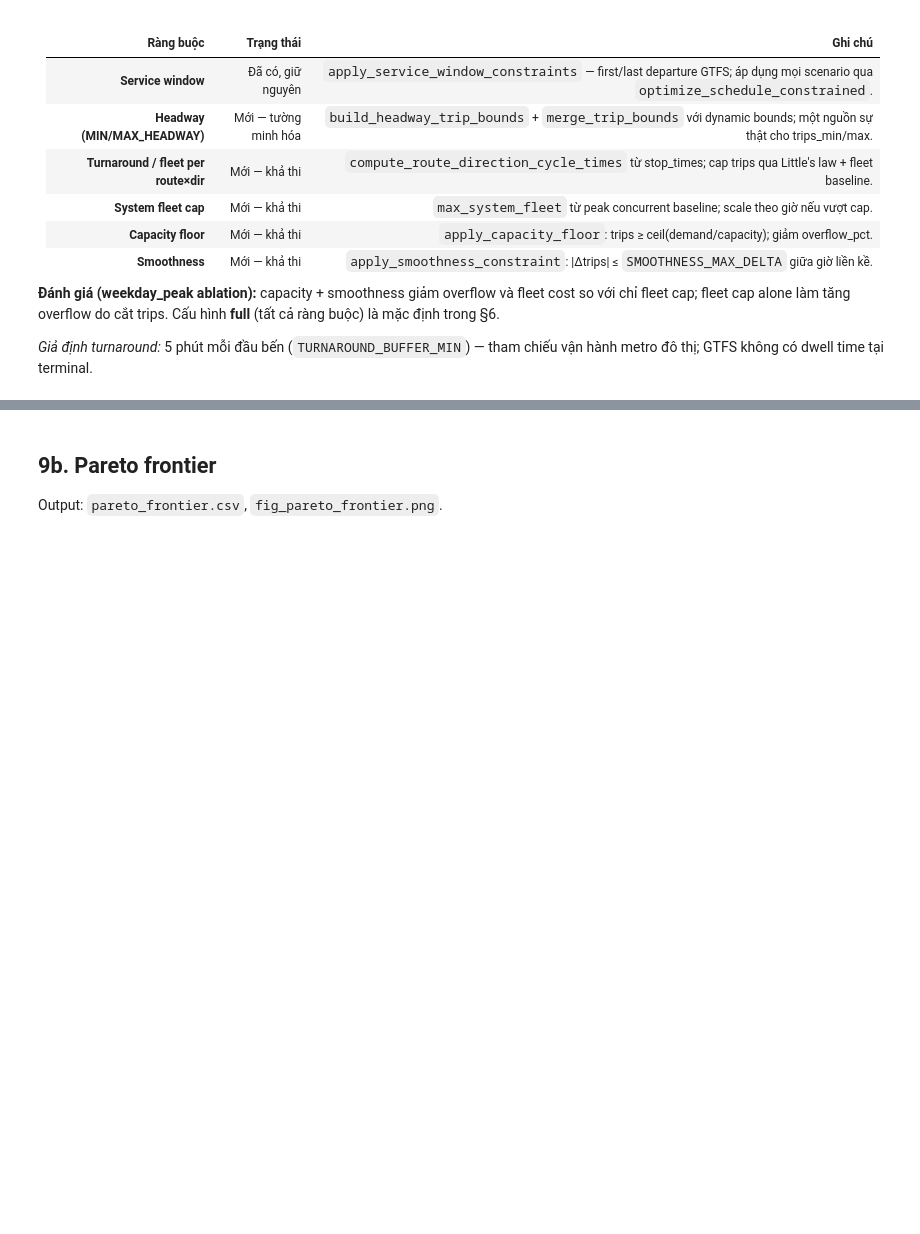
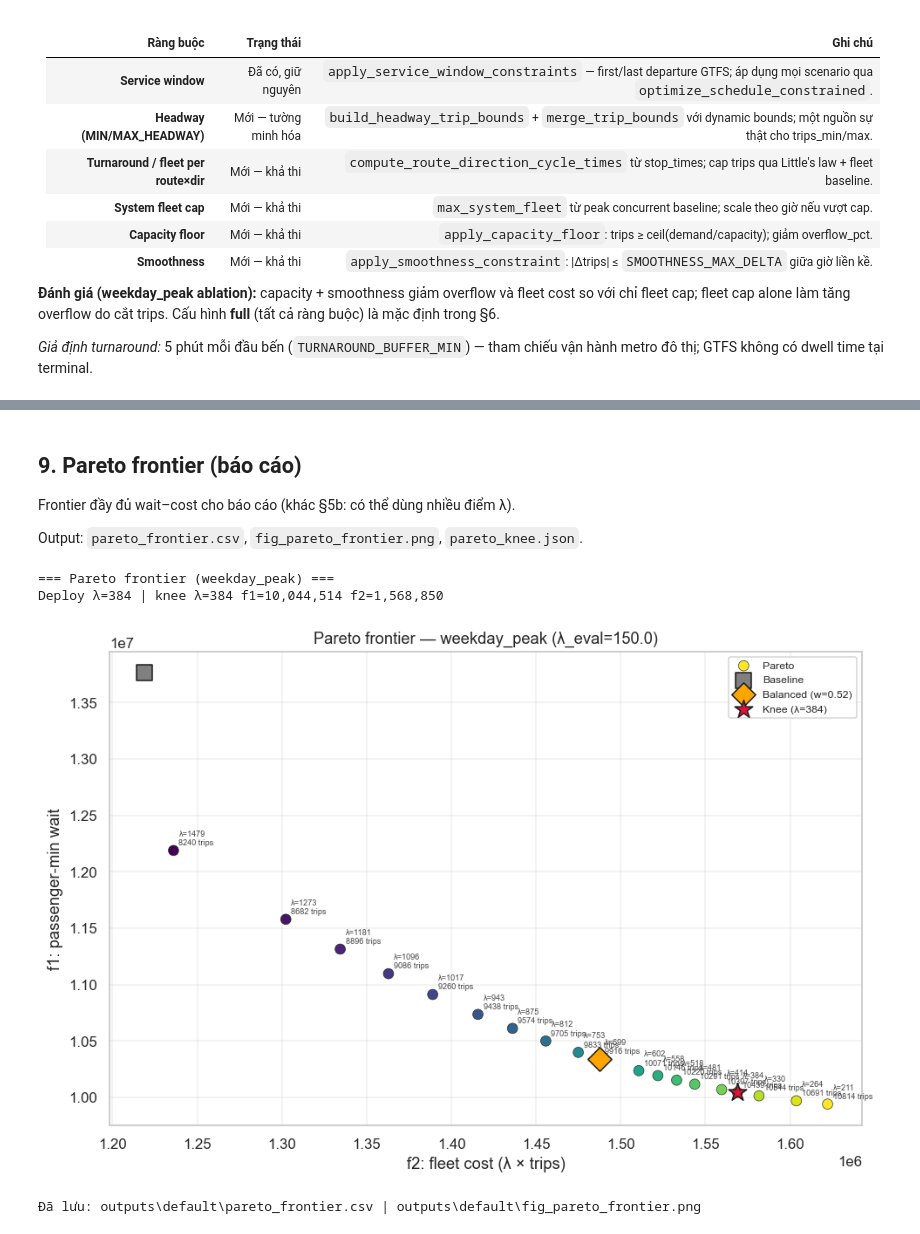
Before and after one commit to dat-utc2-k63/mta-subway-schedule-optimizer-ai, a Jupyter notebook: notebooks/mta_schedule_optimization.ipynb, the cells around one changed output, grey strips where cells are left out. Drawn from its saved outputs; the diff is of its cells as text; code cells hidden in the pictures; blank space fills up the shorter version.

```diff
--- a/notebooks/mta_schedule_optimization.ipynb
+++ b/notebooks/mta_schedule_optimization.ipynb
@@ -1381,14 +1630,15 @@ def _bind_at_max_frac(
 
 
 def trips_bounds_for_scenario(scenario: str) -> tuple[np.ndarray, np.ndarray]:
-    """Per-scenario TRIPS_MIN/TRIPS_MAX (rainy peak floor)."""
-    tmin = TRIPS_MIN.copy()
-    tmax = TRIPS_MAX.copy()
-    if scenario == "rainy_day" and RAINY_PEAK_TRIPS_MIN_FACTOR > TRIPS_MIN_FACTOR:
-        rainy_peak = np.isin(slot_hour, tuple(RAINY_HOUR_BOOST.keys()))
-        boosted_min = np.ceil(baseline_trips[rainy_peak] * RAINY_PEAK_TRIPS_MIN_FACTOR).astype(int)
-        tmin[rainy_peak] = np.maximum(tmin[rainy_peak], boosted_min)
-    return tmin, tmax
+    """Per-scenario TRIPS_MIN/TRIPS_MAX (rainy peak floor + off-peak ceiling)."""
+    return srp.trips_bounds_for_scenario(
+        baseline_trips, slot_hour, TRIPS_MIN, TRIPS_MAX, scenario,
+        rainy_peak_hours=tuple(RAINY_HOUR_BOOST.keys()),
+        rainy_peak_min_factor=RAINY_PEAK_TRIPS_MIN_FACTOR,
+        trips_min_factor=TRIPS_MIN_FACTOR,
+        rainy_offpeak_max_factor=RAINY_OFFPEAK_MAX_FACTOR,
+        peak_hours=PEAK_HOURS,
+    )
 
 def optimize_schedule_analytical(
     demand: np.ndarray,
@@ -1652,6 +1964,7 @@ for scen, dem in scenario_demand.items():
         lam, opt_results[scen] = resolve_lambda_for_demand_constrained(
             dem, float(lam_cands[0]),
             trips_min=tmin, trips_max=tmax,
+            auto_calibrate=not USE_PARETO_KNEE_LAMBDA,
         )
     elif opt_target in ("wait", "cost", "balanced") and len(lam_cands) > 1:
         best_sol, lam, m_eval, _, _ = select_best_lambda_solution(
@@ -1948,46 +2321,54 @@ plt.show()
 # %% [markdown]
-## 9b. Pareto frontier
+## 9. Pareto frontier (báo cáo)
 
-Output: `pareto_frontier.csv`, `fig_pareto_frontier.png`.
+Frontier đầy đủ wait–cost cho báo cáo (khác §5b: có thể dùng nhiều điểm λ).
+
+Output: `pareto_frontier.csv`, `fig_pareto_frontier.png`, `pareto_knee.json`.
 # %%
 def _pareto_optimize(demand, lambda_cost):
     return optimize_schedule_analytical(demand, lambda_cost=lambda_cost)
 
 def _pareto_evaluate(trips, demand, lambda_cost):
     return evaluate_schedule(trips, demand, lambda_cost=lambda_cost)
 
-pareto_df = srp.generate_pareto_frontier(
-    scenario_demand,
-    baseline_trips,
-    optimize_fn=_pareto_optimize,
-    evaluate_fn=_pareto_evaluate,
-    scenario="weekday_peak",
-    n_points=PARETO_N_POINTS,
-    lambda_eval=float(LAMBDA_COST),
-    lambda_scan=np.unique(np.round(np.geomspace(30, 2500, 60)).astype(float)),
+if "pareto_df" not in globals():
+    pareto_df = srp.generate_pareto_frontier(
+        scenario_demand,
+        baseline_trips,
+        optimize_fn=_pareto_optimize,
+        evaluate_fn=_pareto_evaluate,
+        scenario="weekday_peak",
+        n_points=PARETO_N_POINTS,
+        lambda_eval=float(LAMBDA_COST),
+        lambda_scan=np.unique(np.round(np.geomspace(30, 2500, 60)).astype(float)),
+    )
+    knee_row = srp.find_knee_point(pareto_df)
+if "knee_row" not in globals():
+    knee_row = srp.find_knee_point(pareto_df)
+print("=== Pareto frontier (weekday_peak) ===")
+print(
+    f"Deploy λ={LAMBDA_OPT:.0f} | knee λ={knee_row['lambda_equiv']:.0f} "
+    f"f1={knee_row['f1']:,.0f} f2={knee_row['f2']:,.0f}"
 )
-knee_row = srp.find_knee_point(pareto_df)
-LAMBDA_OPT_PREV = LAMBDA_OPT
-LAMBDA_OPT = float(knee_row["lambda_equiv"])
-LAMBDA_CANDIDATES = [LAMBDA_OPT]
-if abs(LAMBDA_OPT - LAMBDA_OPT_PREV) > 10:
-    print(f"LAMBDA_OPT: {LAMBDA_OPT_PREV:.0f} → {LAMBDA_OPT:.0f} (knee w={knee_row['w']:.2f})")
-print("=== Pareto frontier (weekday_peak) ===")
-print(f"Knee: λ={knee_row['lambda_equiv']:.0f} f1={knee_row['f1']:,.0f} f2={knee_row['f2']:,.0f} trips={knee_row['total_trips']:.0f}")
 pareto_df.to_csv(OUT_DIR / "pareto_frontier.csv", index=False)
 
 _base_peak = evaluate_schedule(baseline_trips, scenario_demand["weekday_peak"], lambda_cost=LAMBDA_COST)
 fig, ax = plt.subplots(figsize=(9, 6))
 srp.plot_pareto_frontier(
     pareto_df,
     baseline_f1=_base_peak["total_passenger_min_wait"],
     baseline_f2=_base_peak["total_fleet_cost"],
     ax=ax,
     title=f"Pareto frontier — weekday_peak (λ_eval={LAMBDA_COST})",
     save_path=OUT_DIR / "fig_pareto_frontier.png",
 )
 plt.show()
 print("Đã lưu:", OUT_DIR / "pareto_frontier.csv", "|", OUT_DIR / "fig_pareto_frontier.png")
+# %% [output]
+=== Pareto frontier (weekday_peak) ===
+Deploy λ=384 | knee λ=384 f1=10,044,514 f2=1,568,850
+[figure, added]
+Đã lưu: outputs\default\pareto_frontier.csv | outputs\default\fig_pareto_frontier.png
 # %%
 def reshape_trip_matrix(sol: np.ndarray, direction: int, routes: list) -> pd.DataFrame:
     sub = pd.DataFrame({
```
Also changed, not shown: parts of 44 cells of this notebook, 54 other files.
